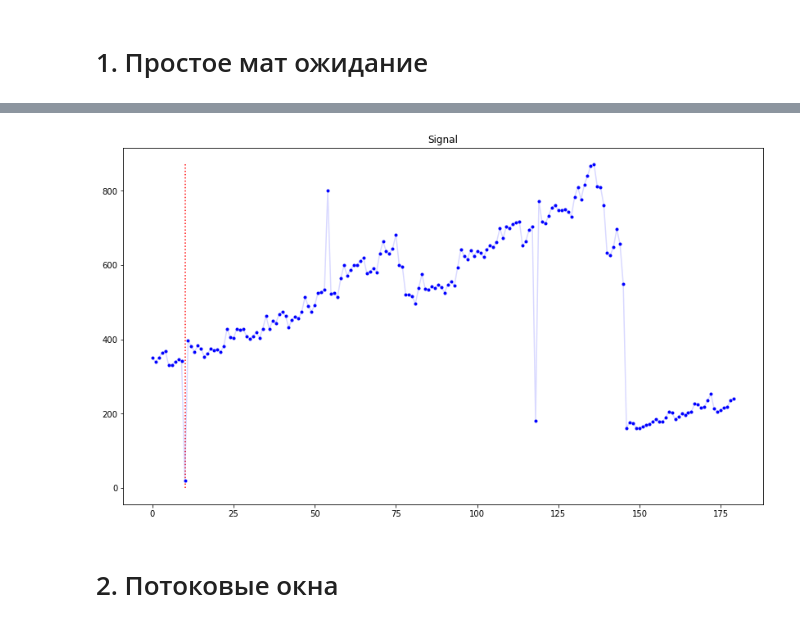
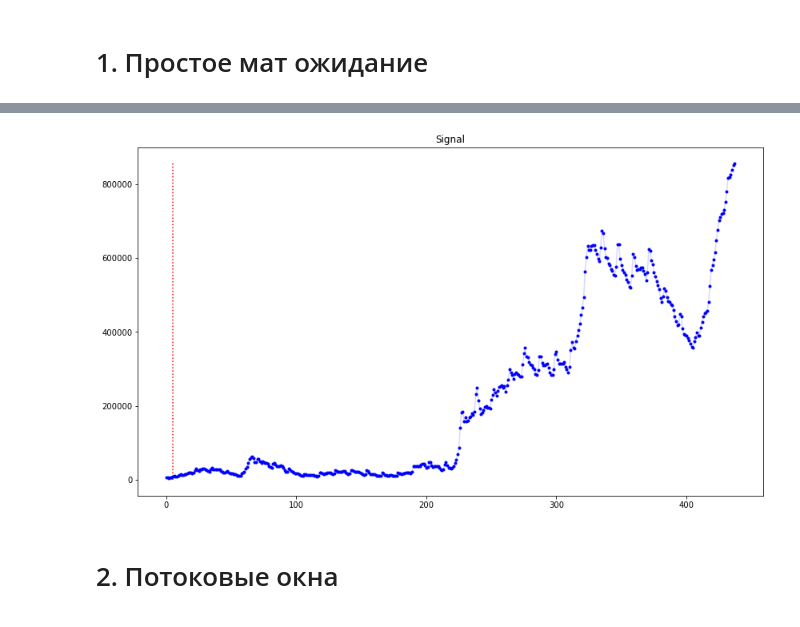
Before and after one commit to HeliosBI/AMLHW15_timeline_anomally, a Jupyter notebook: AMLHW15.ipynb, the cells around one changed output, grey strips where cells are left out. Cells and saved outputs as stored; diff of their text form; code cells hidden in the pictures.

```diff
--- a/AMLHW15.ipynb
+++ b/AMLHW15.ipynb
@@ -78,7 +81,9 @@ simulate(MeanDetector(threshold=0.05), signal)
 # %%
-simulate(MeanDetector(threshold=0.1), signal_1)
+# simulate(MeanDetector(threshold=0.1), signal_1)
-# %% [output]
-[figure, removed]
+# %%
+simulate(MeanDetector(threshold=0.2), signal_2)
+# %% [output]
+[figure, added]
 # %% [markdown]
 # 2. Потоковые окна
 # %%
```
Also changed, not shown: parts of 12 cells of this notebook.
